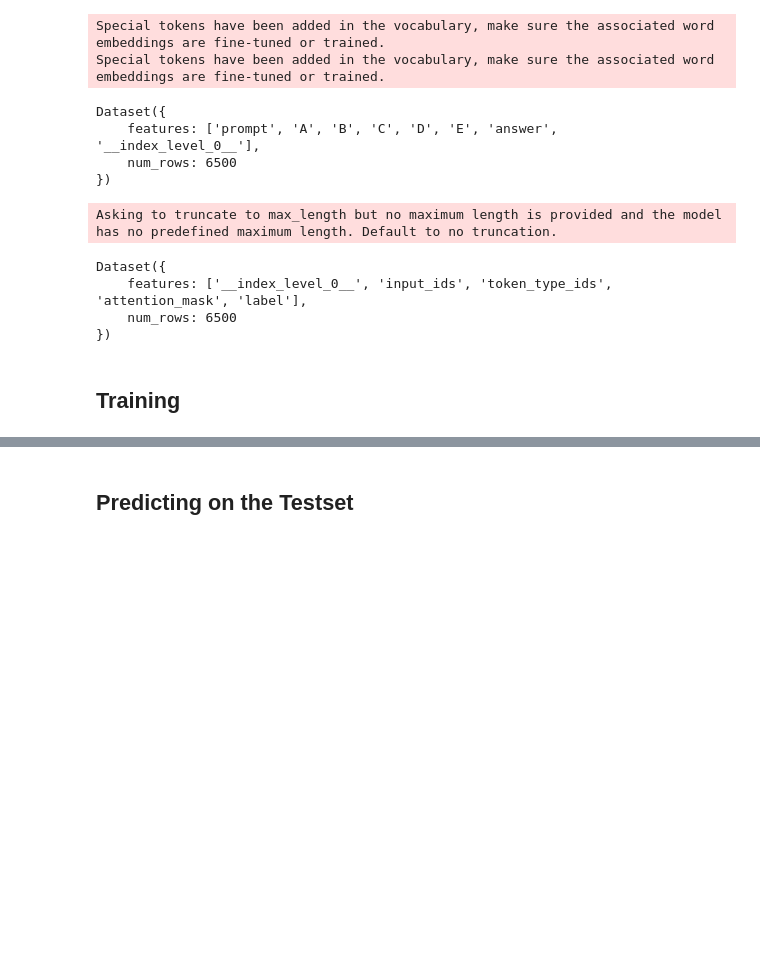
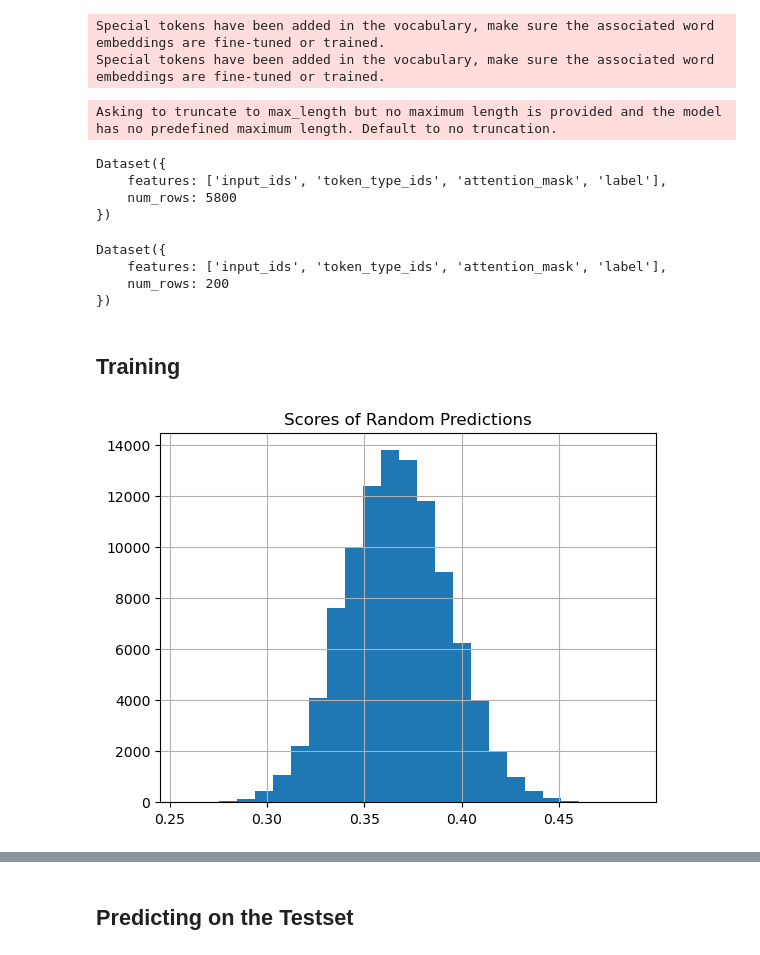
Before and after one commit to dan-tee/kaggle-science-exam, a Jupyter notebook: DeBERTa V3 Osmulski.ipynb, the cells around one changed output, grey strips where cells are left out. Cells and saved outputs as stored; diff of their text form; code cells hidden in the pictures; blank space fills up the shorter version.

```diff
--- a/DeBERTa V3 Osmulski.ipynb
+++ b/DeBERTa V3 Osmulski.ipynb
@@ -76,23 +86,59 @@ class DataCollatorForMultipleChoice:
 deberta_v3_large = 'microsoft/deberta-v3-large'
 tokenizer = AutoTokenizer.from_pretrained(deberta_v3_large)
 
-dataset = Dataset.from_pandas(df_train)
-dataset
+train_dataset = Dataset.from_pandas(df_train, preserve_index=False)
+tokenized_train = train_dataset.map(preprocess, remove_columns=['prompt', 'A', 'B', 'C', 'D', 'E', 'answer'])
+tokenized_train
 # %% [output]
 Special tokens have been added in the vocabulary, make sure the associated word embeddings are fine-tuned or trained.
 Special tokens have been added in the vocabulary, make sure the associated word embeddings are fine-tuned or trained.
-Dataset({
-    features: ['prompt', 'A', 'B', 'C', 'D', 'E', 'answer', '__index_level_0__'],
-    num_rows: 6500
-})
+Asking to truncate to max_length but no maximum length is provided and the model has no predefined maximum length. Default to no truncation.
+Dataset({
+    features: ['input_ids', 'token_type_ids', 'attention_mask', 'label'],
+    num_rows: 5800
+})
-# %%
-tokenized_dataset = dataset.map(preprocess, remove_columns=['prompt', 'A', 'B', 'C', 'D', 'E', 'answer'])
-tokenized_dataset
-# %% [output]
-Asking to truncate to max_length but no maximum length is provided and the model has no predefined maximum length. Default to no truncation.
-Dataset({
-    features: ['__index_level_0__', 'input_ids', 'token_type_ids', 'attention_mask', 'label'],
-    num_rows: 6500
-})
+# %%
+test_dataset = Dataset.from_pandas(df_test)
+tokenized_test = test_dataset.map(preprocess, remove_columns=['prompt', 'A', 'B', 'C', 'D', 'E', 'answer'])
+tokenized_test
+# %% [output]
+Dataset({
+    features: ['input_ids', 'token_type_ids', 'attention_mask', 'label'],
+    num_rows: 200
+})
 # %% [markdown]
 ## Training
+# %%
+def precision_at_k(predictions, actuals, k=3):
+    if isinstance(actuals, list):
+        actuals = np.array(actuals)
+
+    found_at = np.where(predictions == actuals.reshape(-1, 1))
+    # found_at is a tuple with the array of found indices in the second position
+    score = 1 / (1 + found_at[1])
+    score[score < 1/k] = 0
+    return score
+
+def mean_avg_precision_at_k(predictions, actual, k=3):
+    n = predictions.shape[0]
+    row_precision = precision_at_k(predictions, actual)
+    return row_precision.sum()/n
+# %%
+def score_random():
+    n_permutations = 200
+    n_numbers = 5
+    # In this code, np.random.rand(n_permutations, n_numbers) generates a 2D array of random numbers.
+    # argsort(axis=1) then sorts along the second dimension (i.e., sorts each row) but instead of
+    # sorting the actual numbers, it sorts their indices, effectively creating a permutation.
+    random_predictions = np.random.rand(n_permutations, n_numbers).argsort(axis=1)
+    random_actuals = np.random.randint(0, n_numbers-1, n_permutations)
+    return mean_avg_precision_at_k(random_predictions, random_actuals)
+
+scores = []
+for i in range(100000):
+    scores.append(score_random())
+# %%
+pd.Series(scores).hist(bins=25)
+plt.title('Scores of Random Predictions');
+# %% [output]
+[figure, added]
```
Also changed, not shown: parts of 22 cells of this notebook, 1 other file.
